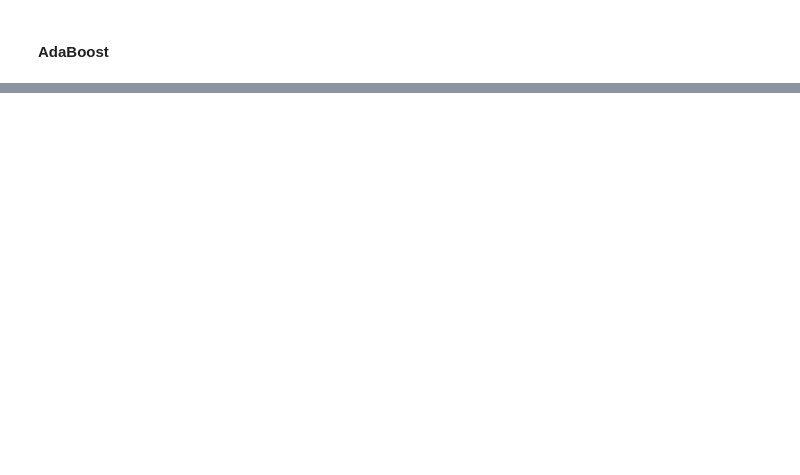
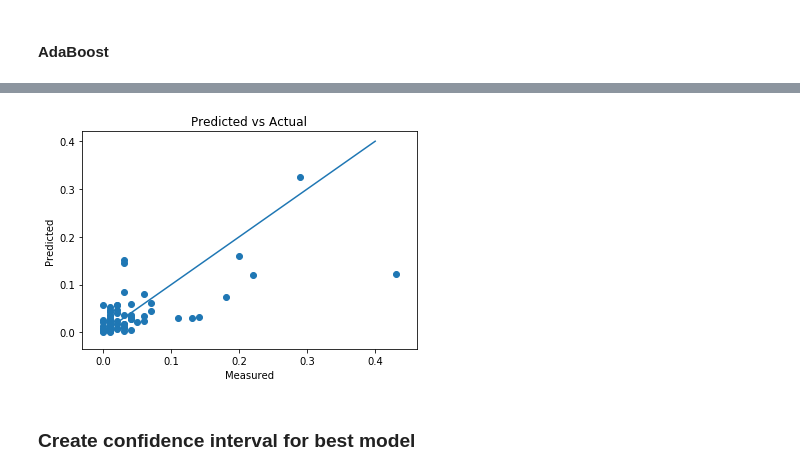
Before and after one commit to ugysteel/Mongolian-Data-Stories, a Jupyter notebook: Livestock Risk Index/MDVI.ipynb, the cells around one changed output, grey strips where cells are left out. Saved outputs shown, nothing was run; the diff lists cells and outputs as text; code cells hidden in the pictures; blank space fills up the shorter version.

```diff
--- a/Livestock Risk Index/MDVI.ipynb
+++ b/Livestock Risk Index/MDVI.ipynb
@@ -551,0 +458,15 @@ plt.show()
+# %%
+from sklearn.linear_model import Ridge
+
+params = {"model_type": "Ridge Regression"
+          }
+
+ridge = Ridge(alpha=.5)
+ridge.fit(X_train, y_train)
+
+ridge_pred = ridge.predict(X_test)
+ridge_score = ridge.score(X_test, y_test)
+ridge_rmse = np.sqrt((mean_squared_error(y_test, ridge_pred)))
+
+print("R^2: ", ridge_score)
+print("RMSE: ", ridge_rmse)
@@ -551,0 +478,12 @@ plt.show()
+# %%
+from xgboost import XGBRegressor
+
+xgb = XGBRegressor(random_state=42, n_estimators=300, learning_rate=0.1)
+xgb.fit(X_train,y_train)
+
+xgb_pred = xgb.predict(X_test)
+xgb_score = xgb.score(X_test, y_test)
+xgb_rmse = np.sqrt((mean_squared_error(y_test, xgb_pred)))
+
+print("R^2: ", xgb_score)
+print("RMSE: ", xgb_rmse)
@@ -551,0 +564,11 @@ plt.show()
+# %%
+plt.scatter(y_test, xgb_pred)
+plt.plot(np.linspace(0, .4, 1000),np.linspace(0, .4, 1000))
+plt.xlabel('Measured')
+plt.ylabel('Predicted')
+plt.title('Predicted vs Actual')
+plt.show()
+# %% [output]
+[figure, added]
+# %% [markdown]
+### Create confidence interval for best model
```
Also changed, not shown: parts of 43 cells of this notebook, 1 other file.
